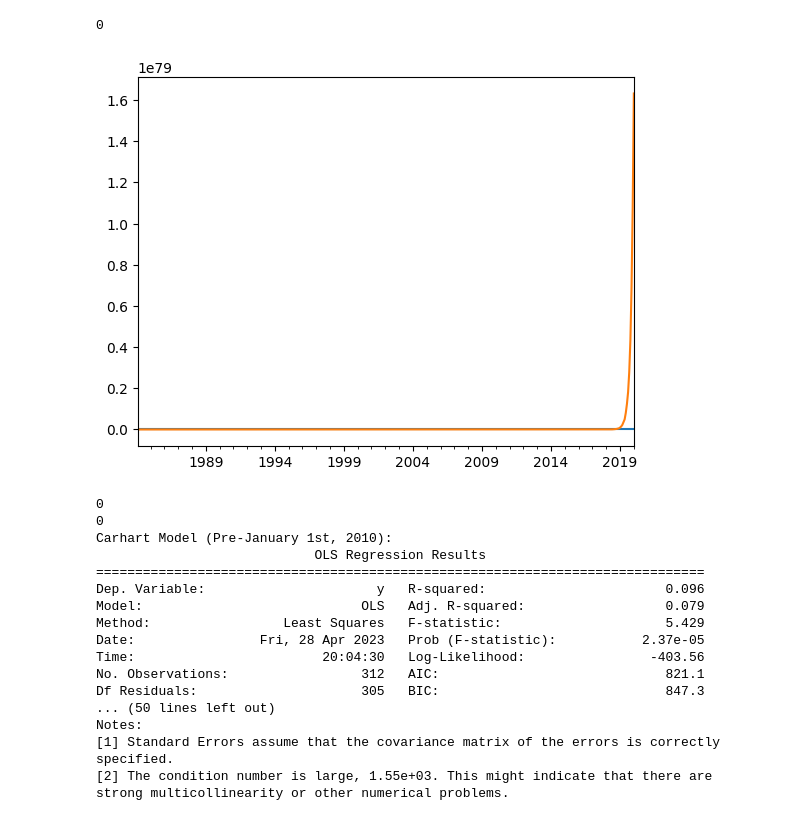
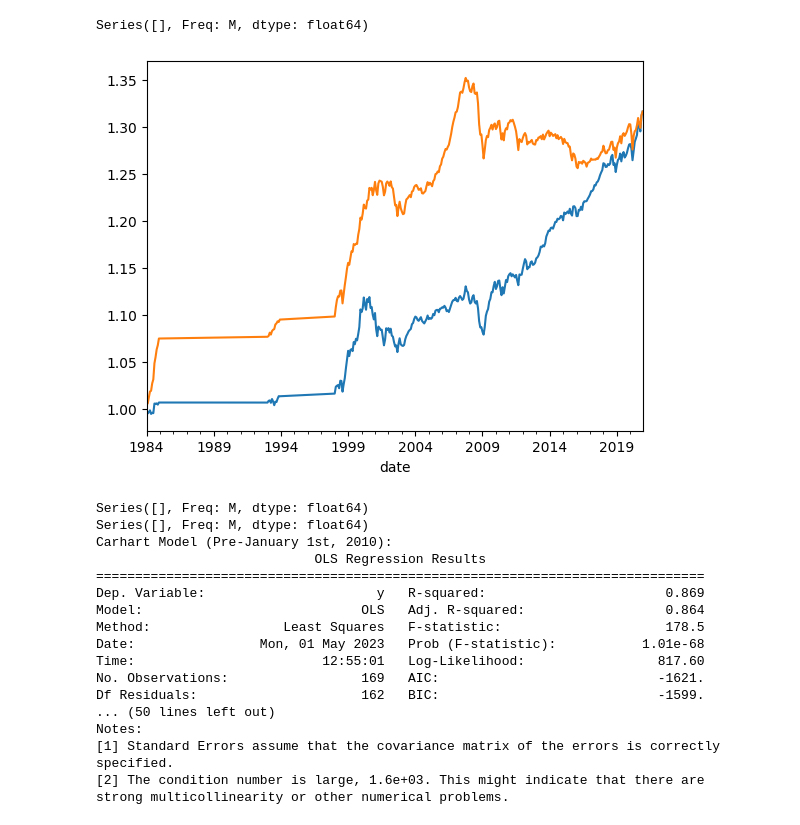
Before and after one commit to jonathoneco/bem114, a Jupyter notebook: Set3/problem12.ipynb, the cells around one changed output. Saved outputs shown, nothing was run; the diff lists cells and outputs as text; code cells hidden in the pictures.

Commit message:
fixed portfolio

```diff
--- a/Set3/problem12.ipynb
+++ b/Set3/problem12.ipynb
@@ -130,10 +63,13 @@ portfolios['equal'].describe()
 # %%
 import pandas_datareader as pdr
 
-ff3 = pdr.get_data_famafrench('F-F_Research_Data_Factors', start='1984-02', end='2020-01')[0]
-ff5 = pdr.get_data_famafrench('F-F_Research_Data_5_Factors_2x3', start='1984-02', end='2020-01')[0]
+ff3 = pdr.get_data_famafrench('F-F_Research_Data_Factors', start='1984-01', end='2020-12')[0]
+ff5 = pdr.get_data_famafrench('F-F_Research_Data_5_Factors_2x3', start='1984-01', end='2020-12')[0]
 ff3 = ff3 / 100
 ff5 = ff5 / 100
+# %%
+ff3 = ff3.loc[monthly_returns.index, :]
+ff5 = ff5.loc[monthly_returns.index, :]
 # %%
 def calculate_statistics(portfolio_returns):
     avg_monthly_return = portfolio_returns.mean()
@@ -141,8 +77,8 @@ def calculate_statistics(portfolio_returns):
     sharpe_ratio = avg_monthly_return / volatility
     return avg_monthly_return, volatility, sharpe_ratio
 
-for weight_type in ['equal', 'value']:
-    avg_monthly_return, volatility, sharpe_ratio = calculate_statistics(portfolios[weight_type]['return'])
+for weight_type in ['ew_returns', 'vw_returns']:
+    avg_monthly_return, volatility, sharpe_ratio = calculate_statistics(monthly_returns[weight_type])
     print(f"{weight_type.capitalize()} Weighted Portfolio:")
     print(f"Average Monthly Return: {avg_monthly_return:.4f}")
     print(f"Volatility: {volatility:.4f}")
@@ -167,7 +103,7 @@ def estimate_models(portfolio_returns, ff3, ff5):
     portfolio_excess = portfolio_returns - ff3['RF']
     market_excess = market_excess.loc[portfolio_excess.index]
 
-    print(portfolio_excess.isna().sum())
+    print(portfolio_excess[portfolio_excess.isna()])
 
     # CAPM Model
     X = add_constant(market_excess)
@@ -187,8 +123,8 @@ def estimate_models(portfolio_returns, ff3, ff5):
 
     return capm_model, ff3_model, carhart_model, ff5_model
 
-for weight_type in ['equal', 'value']:
-    capm_model, ff3_model, carhart_model, ff5_model = estimate_models(portfolios[weight_type]['return'], ff3, ff5)
+for weight_type in ['ew_returns', 'vw_returns']:
+    capm_model, ff3_model, carhart_model, ff5_model = estimate_models(monthly_returns[weight_type], ff3, ff5)
     print(f"{weight_type.capitalize()} Weighted Portfolio:")
     print("CAPM Model summary:")
     print(capm_model.summary())
@@ -228,27 +173,27 @@ portfolios['value']['return'].min()
 # %%
 import matplotlib.pyplot as plt
 
 
 def plot_cumulative_returns(portfolio_returns, capm_model, ff3):
     expected_returns = capm_model.predict(add_constant(ff3['Mkt-RF'].loc[portfolio_returns.index])) + ff3['RF'].loc[portfolio_returns.index]
     cum_portfolio_returns = (1 + portfolio_returns).cumprod()
     cum_portfolio_returns.plot()
     cum_expected_returns = (1 + expected_returns).cumprod()
     cum_expected_returns.plot()
 
     # plt.figure(figsize=(12, 6))
     # plt.plot(cum_portfolio_returns, label='Value-weighted Portfolio')
     # plt.plot(cum_expected_returns, label='CAPM-Implied Expected Portfolio Returns')
     # plt.xlabel('Year')
     # plt.ylabel('Cumulative Returns')
     # plt.legend()
     # plt.show()
 
-capm_model_value_weighted, _, _, _ = estimate_models(portfolios['value']['return'], ff3, ff5)
-plot_cumulative_returns(portfolios['value']['return'], capm_model_value_weighted, ff3)
+capm_model_value_weighted, _, _, _ = estimate_models(monthly_returns['vw_returns'], ff3, ff5)
+plot_cumulative_returns(monthly_returns['vw_returns'], capm_model_value_weighted, ff3)
 # %% [output]
-0
+Series([], Freq: M, dtype: float64)
-[figure, old version]
+[figure, new version]
 # %%
 def estimate_carhart_subsamples(portfolio_returns, ff3, ff5, date_split):
     pre_returns = portfolio_returns.loc[:date_split]
@@ -261,22 +206,22 @@ def estimate_carhart_subsamples(portfolio_returns, ff3, ff5, date_split):
     print("Carhart Model (Post-January 1st, 2010):")
     print(post_carhart_model.summary())
 
-estimate_carhart_subsamples(portfolios['value']['return'], ff3, ff5, '2010-01-01')
+estimate_carhart_subsamples(monthly_returns['vw_returns'], ff3, ff5, '2010-01-01')
 # %% [output]
-0
-0
+Series([], Freq: M, dtype: float64)
+Series([], Freq: M, dtype: float64)
 Carhart Model (Pre-January 1st, 2010):
                             OLS Regression Results
 ==============================================================================
-Dep. Variable:                      y   R-squared:                       0.096
-Model:                            OLS   Adj. R-squared:                  0.079
-Method:                 Least Squares   F-statistic:                     5.429
-Date:                Fri, 28 Apr 2023   Prob (F-statistic):           2.37e-05
-Time:                        20:04:30   Log-Likelihood:                -403.56
-No. Observations:                 312   AIC:                             821.1
-Df Residuals:                     305   BIC:                             847.3
+Dep. Variable:                      y   R-squared:                       0.869
+Model:                            OLS   Adj. R-squared:                  0.864
+Method:                 Least Squares   F-statistic:                     178.5
+Date:                Mon, 01 May 2023   Prob (F-statistic):           1.01e-68
+Time:                        12:55:01   Log-Likelihood:                 817.60
+No. Observations:                 169   AIC:                            -1621.
+Df Residuals:                     162   BIC:                            -1599.
 ... (50 lines left out)
 Notes:
 [1] Standard Errors assume that the covariance matrix of the errors is correctly specified.
-[2] The condition number is large, 1.55e+03. This might indicate that there are
+[2] The condition number is large, 1.6e+03. This might indicate that there are
 strong multicollinearity or other numerical problems.
```
Also changed, not shown: parts of 12 cells of this notebook, 1 other file.
